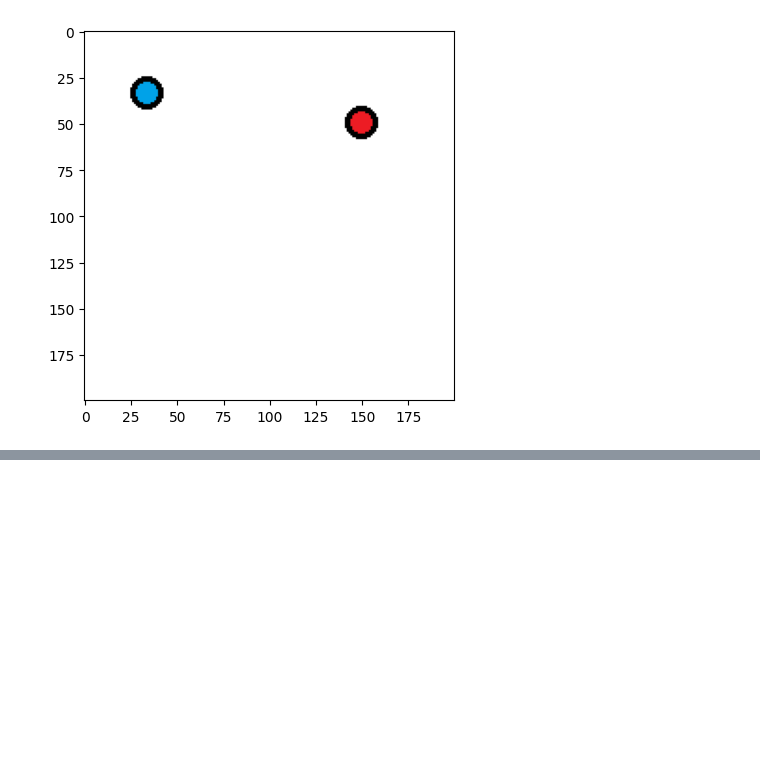
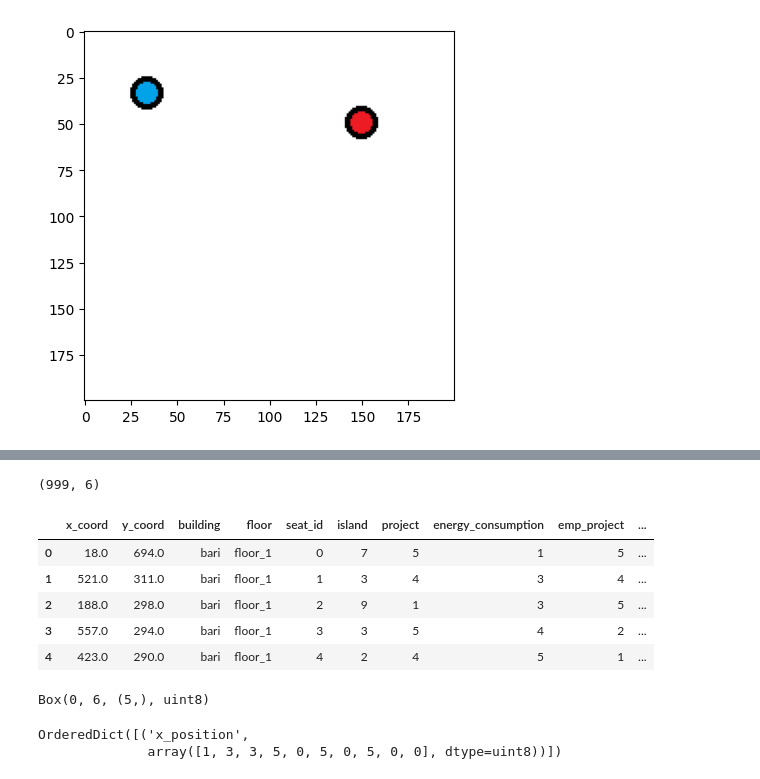
Before and after one commit to ruslanmv/How-to-create-custom-Reinforcement-Learning-environment, a Jupyter notebook: custom_game/gym-basic/1-Load-a-Custom-Gym-Environment.ipynb, the cells around one changed output, grey strips where cells are left out. Saved outputs shown, nothing was run; the diff lists cells and outputs as text; code cells hidden in the pictures; blank space fills up the shorter version.

```diff
--- a/custom_game/gym-basic/1-Load-a-Custom-Gym-Environment.ipynb
+++ b/custom_game/gym-basic/1-Load-a-Custom-Gym-Environment.ipynb
@@ -962,0 +1204,24 @@ SystemExit:
+# %%
+df.shape
+# %% [output]
+(999, 6)
+# %%
+import numpy as np
+df['project'] = np.random.randint(1, 6, df.shape[0])
+# %%
+import numpy as np
+df['energy_consumption'] = np.random.randint(1, 6, df.shape[0])
+# %%
+import numpy as np
+df['emp_project'] = np.random.randint(1, 6, df.shape[0])
+# %%
+df['emp_energy_consumption'] = np.random.randint(1, 6, df.shape[0])
+# %%
+df.head()
+# %% [output]
+|  | x_coord | y_coord | building | floor | seat_id | island | project | energy_consumption | emp_project | ... |
+| 0 | 18.0 | 694.0 | bari | floor_1 | 0 | 7 | 5 | 1 | 5 | ... |
+| 1 | 521.0 | 311.0 | bari | floor_1 | 1 | 3 | 4 | 3 | 4 | ... |
+| 2 | 188.0 | 298.0 | bari | floor_1 | 2 | 9 | 1 | 3 | 5 | ... |
+| 3 | 557.0 | 294.0 | bari | floor_1 | 3 | 3 | 5 | 4 | 2 | ... |
+| 4 | 423.0 | 290.0 | bari | floor_1 | 4 | 2 | 4 | 5 | 1 | ... |
@@ -962,0 +1230,4 @@ SystemExit:
+# %%
+gym.spaces.Box(low=0, high=6, shape=(5,), dtype=np.uint8)
+# %% [output]
+Box(0, 6, (5,), uint8)
@@ -962,0 +1239,5 @@ SystemExit:
+# %%
+observation_space.sample()
+# %% [output]
+OrderedDict([('x_position',
+              array([1, 3, 3, 5, 0, 5, 0, 5, 0, 0], dtype=uint8))])
```
Also changed, not shown: parts of 27 cells of this notebook, 1 other file.
